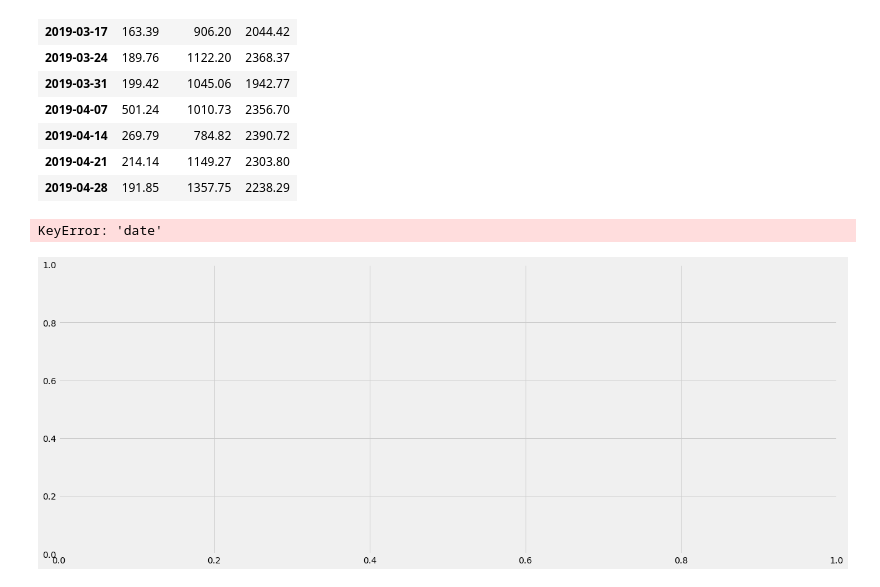
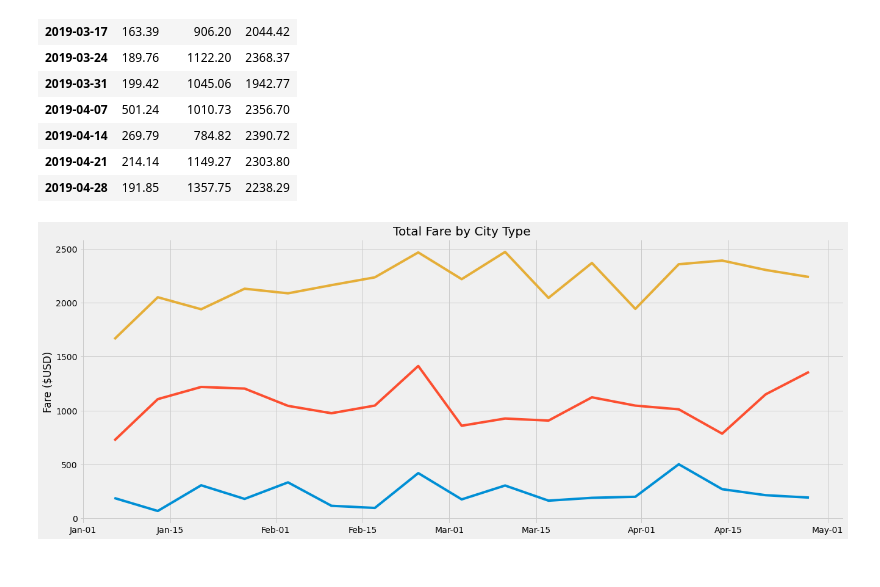
Before and after one commit to Jace-Loo/Pyber_Analysis, a Jupyter notebook: PyBer_Challenge.ipynb, the cells around one changed output. Drawn from its saved outputs; the diff is of its cells as text; code cells hidden in the pictures.

Commit message:
Adding updated readme and updated comparison analysis

```diff
--- a/PyBer_Challenge.ipynb
+++ b/PyBer_Challenge.ipynb
@@ -248,23 +248,29 @@ fare_by_date_df
 | 2019-04-28 | 191.85 | 1357.75 | 2238.29 |
 # %%
 # 8. Using the object-oriented interface method, plot the resample DataFrame using the df.plot() function.
+import matplotlib.dates as mdates
 
 # Import the style from Matplotlib.
 from matplotlib import style
 # Use the graph style fivethirtyeight.
 style.use('fivethirtyeight')
 
-# fig = plt.figure(figsize = (20, 8))
-# ax = plt.axes()
-# ax.plot(fare_by_date_df['date'],
-#         fare_by_date_df['fare'])
+fig = plt.figure(figsize = (20, 8))
+ax = plt.axes()
+ax.plot(fare_by_date_df.index,
+        fare_by_date_df['Rural'])
+ax.plot(fare_by_date_df.index,
+        fare_by_date_df['Suburban'])
+ax.plot(fare_by_date_df.index,
+        fare_by_date_df['Urban'])
+
+ax.xaxis.set_major_formatter(mdates.DateFormatter('%b-%d'))
 
 ax.set_title('Total Fare by City Type')
 ax.set_ylabel('Fare ($USD)')
 
-# plt.savefig("Analysis/Fig8.png")
+plt.savefig("Analysis/Fig9.png")
 
 plt.show()
 # %% [output]
-KeyError: 'date'
-[figure, old version]
+[figure, new version]
```
Also changed, not shown: parts of 1 cell of this notebook, 2 other files.
